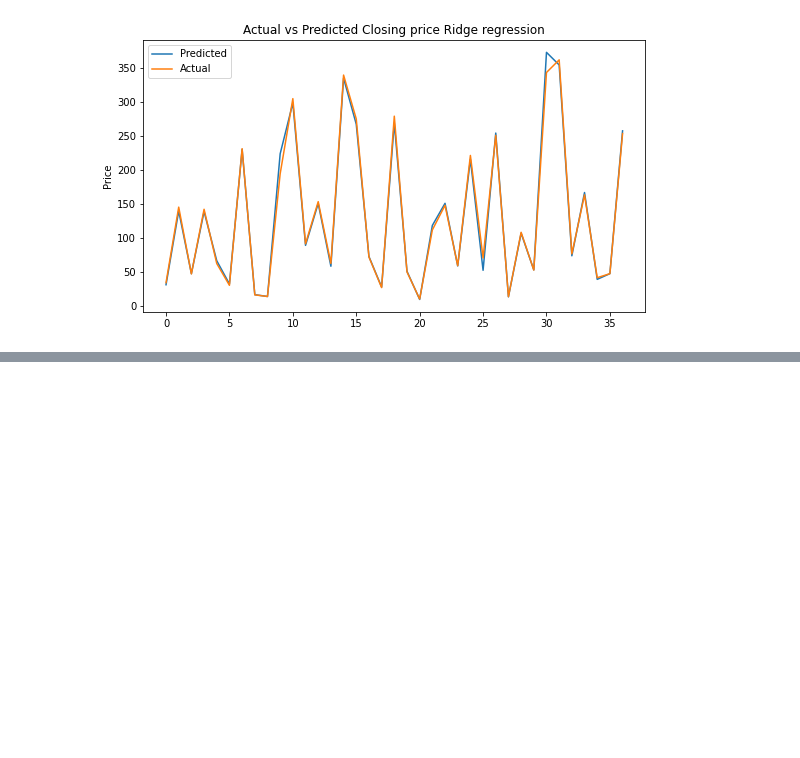
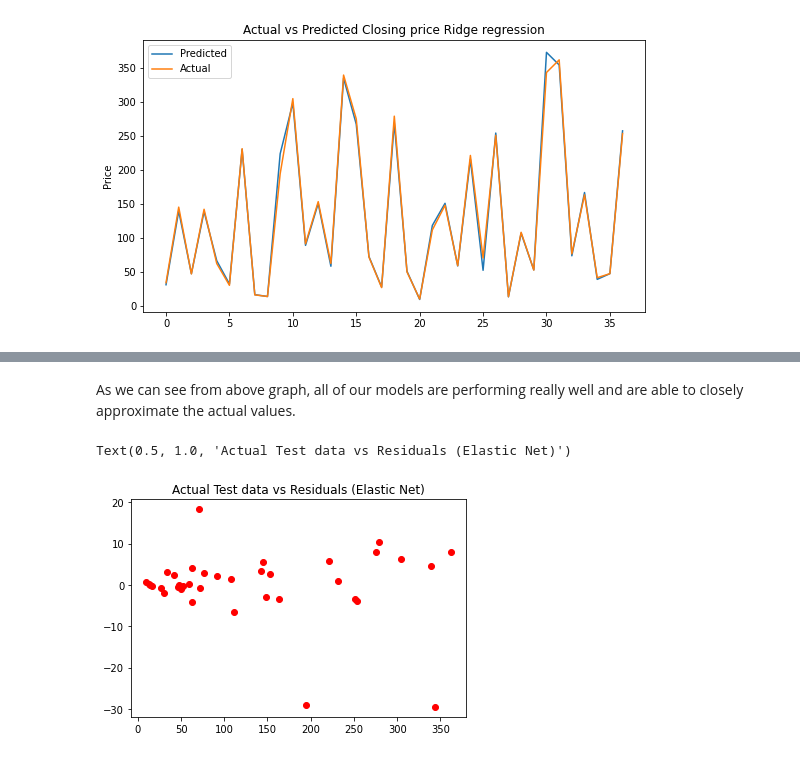
Before and after one commit to Amol2332/yes-bank-stock-price-prediction, a Jupyter notebook: yes_bank.ipynb, the cells around one changed output, grey strips where cells are left out. Cells and saved outputs as stored; diff of their text form; code cells hidden in the pictures; blank space fills up the shorter version.

```diff
--- a/yes_bank.ipynb
+++ b/yes_bank.ipynb
@@ -612,0 +711,14 @@ Text(0.5, 1.0, 'Actual vs Predicted Closing price Ridge regression')
+# %% [markdown]
+
+As we can see from above graph, all of our models are performing really well and are able to closely approximate the actual values.
+# %%
+# Lets check for Heterodasticity. Homoscedasticity is an assumption in linear regression algorithm.
+# Homoscedasticity means that the model should perform well on all the datapoints.
+
+# Plotting the residuals(errors) against actual test data.
+residuals = 10**y_test - 10**y_pred_elastic_net.reshape(37,1)
+plt.scatter(10**y_test,residuals,c='red')
+plt.title('Actual Test data vs Residuals (Elastic Net)')
+# %% [output]
+Text(0.5, 1.0, 'Actual Test data vs Residuals (Elastic Net)')
+[figure, added]
```
Also changed, not shown: parts of 14 cells of this notebook.
